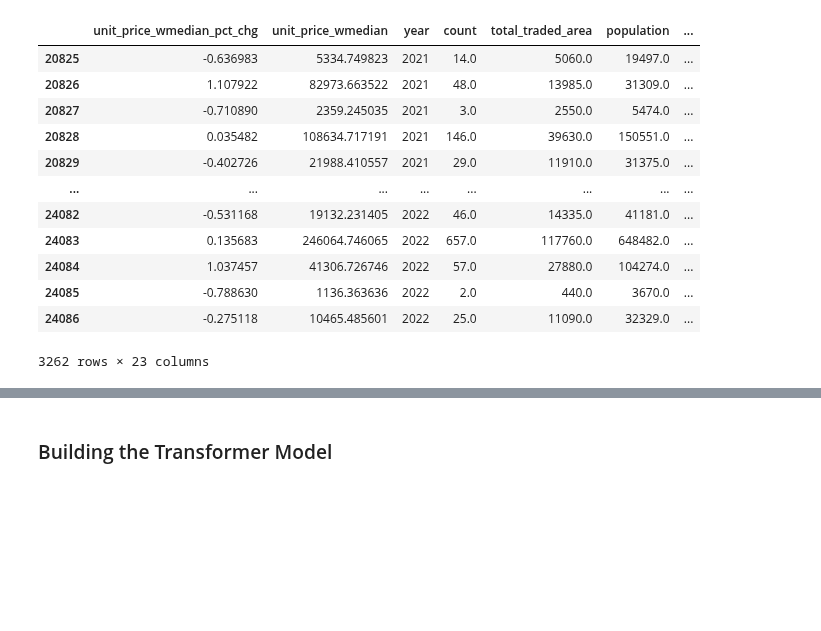
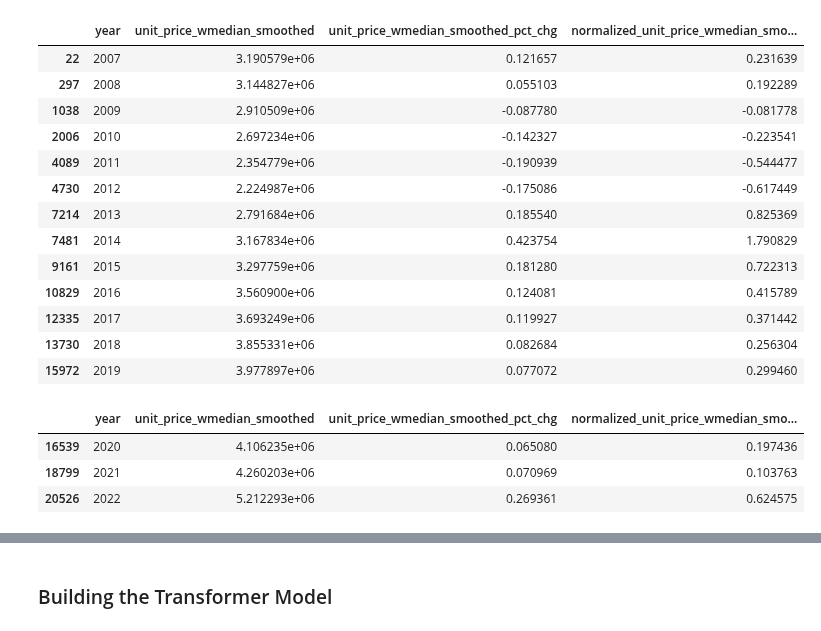
Before and after one commit to diabhaque/Yogen, a Jupyter notebook: notebooks/model_building/sequence_models.ipynb, the cells around one changed output, grey strips where cells are left out. Cells and saved outputs as stored; diff of their text form; code cells hidden in the pictures; blank space fills up the shorter version.

```diff
--- a/notebooks/model_building/sequence_models.ipynb
+++ b/notebooks/model_building/sequence_models.ipynb
@@ -59,19 +85,27 @@ df[normalized_metric_pct_chg] = df.groupby("year")[
 
 train_df = df[(df["year"] >= start_year) & (df["year"] < eval_start_year)]
 eval_df = df[df["year"] >= eval_start_year]
-# %%
-eval_df
-# %% [output]
-|  | unit_price_wmedian_pct_chg | unit_price_wmedian | year | count | total_traded_area | population | ... |
-| 20825 | -0.636983 | 5334.749823 | 2021 | 14.0 | 5060.0 | 19497.0 | ... |
-| 20826 | 1.107922 | 82973.663522 | 2021 | 48.0 | 13985.0 | 31309.0 | ... |
-| 20827 | -0.710890 | 2359.245035 | 2021 | 3.0 | 2550.0 | 5474.0 | ... |
-| 20828 | 0.035482 | 108634.717191 | 2021 | 146.0 | 39630.0 | 150551.0 | ... |
-| 20829 | -0.402726 | 21988.410557 | 2021 | 29.0 | 11910.0 | 31375.0 | ... |
-| ... | ... | ... | ... | ... | ... | ... | ... |
-| 24082 | -0.531168 | 19132.231405 | 2022 | 46.0 | 14335.0 | 41181.0 | ... |
-| 24083 | 0.135683 | 246064.746065 | 2022 | 657.0 | 117760.0 | 648482.0 | ... |
-| 24084 | 1.037457 | 41306.726746 | 2022 | 57.0 | 27880.0 | 104274.0 | ... |
-| 24085 | -0.788630 | 1136.363636 | 2022 | 2.0 | 440.0 | 3670.0 | ... |
-| 24086 | -0.275118 | 10465.485601 | 2022 | 25.0 | 11090.0 | 32329.0 | ... |
-3262 rows × 23 columns
+# %%
+train_df[train_df["area_code"] == 13101][["year", metric, metric_pct_chg, normalized_metric_pct_chg]]
+# %% [output]
+|  | year | unit_price_wmedian_smoothed | unit_price_wmedian_smoothed_pct_chg | normalized_unit_price_wmedian_smo... |
+| 22 | 2007 | 3.190579e+06 | 0.121657 | 0.231639 |
+| 297 | 2008 | 3.144827e+06 | 0.055103 | 0.192289 |
+| 1038 | 2009 | 2.910509e+06 | -0.087780 | -0.081778 |
+| 2006 | 2010 | 2.697234e+06 | -0.142327 | -0.223541 |
+| 4089 | 2011 | 2.354779e+06 | -0.190939 | -0.544477 |
+| 4730 | 2012 | 2.224987e+06 | -0.175086 | -0.617449 |
+| 7214 | 2013 | 2.791684e+06 | 0.185540 | 0.825369 |
+| 7481 | 2014 | 3.167834e+06 | 0.423754 | 1.790829 |
+| 9161 | 2015 | 3.297759e+06 | 0.181280 | 0.722313 |
+| 10829 | 2016 | 3.560900e+06 | 0.124081 | 0.415789 |
+| 12335 | 2017 | 3.693249e+06 | 0.119927 | 0.371442 |
+| 13730 | 2018 | 3.855331e+06 | 0.082684 | 0.256304 |
+| 15972 | 2019 | 3.977897e+06 | 0.077072 | 0.299460 |
+# %%
+eval_df[eval_df["area_code"] == 13101][["year", metric, metric_pct_chg, normalized_metric_pct_chg]]
+# %% [output]
+|  | year | unit_price_wmedian_smoothed | unit_price_wmedian_smoothed_pct_chg | normalized_unit_price_wmedian_smo... |
+| 16539 | 2020 | 4.106235e+06 | 0.065080 | 0.197436 |
+| 18799 | 2021 | 4.260203e+06 | 0.070969 | 0.103763 |
+| 20526 | 2022 | 5.212293e+06 | 0.269361 | 0.624575 |
```
Also changed, not shown: parts of 35 cells of this notebook, 9 other files.
